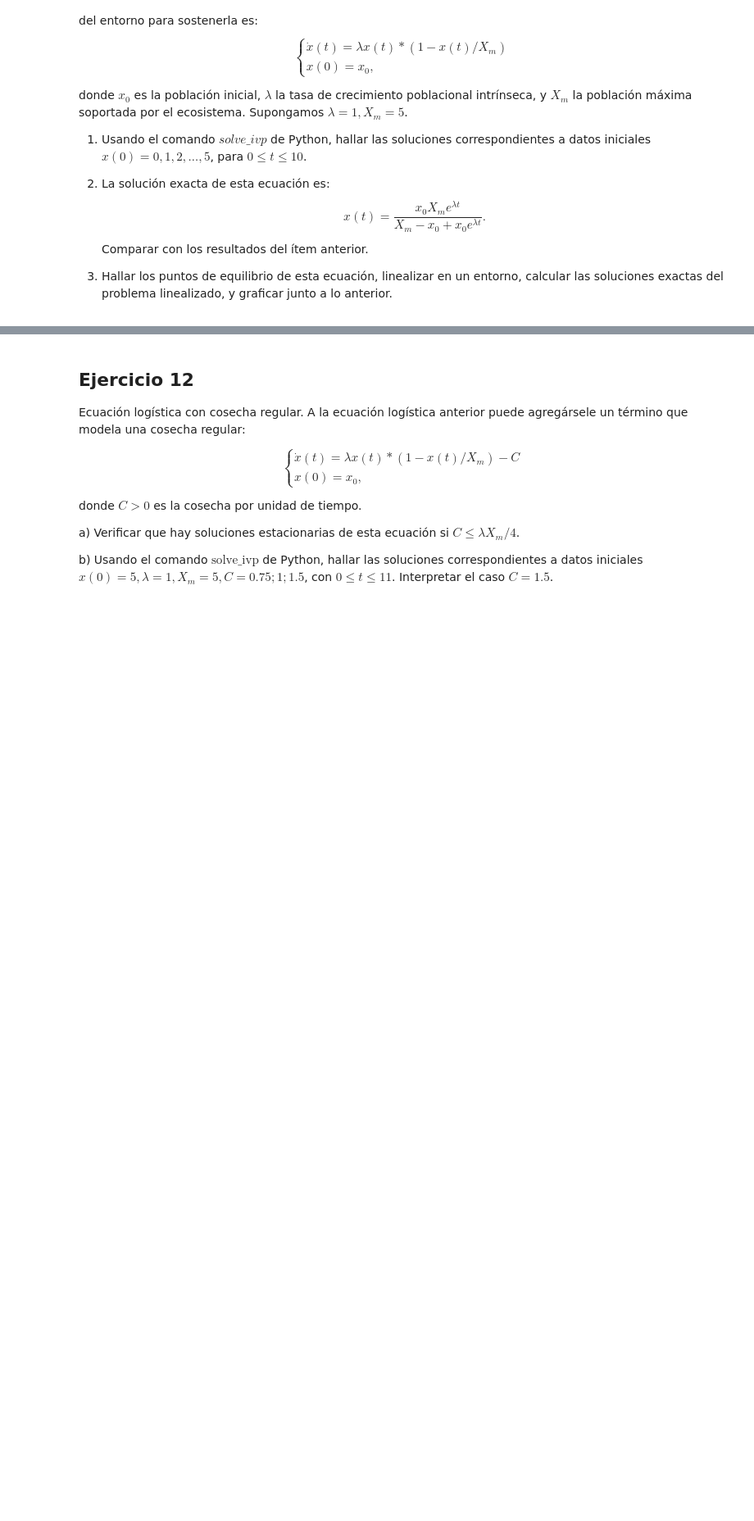
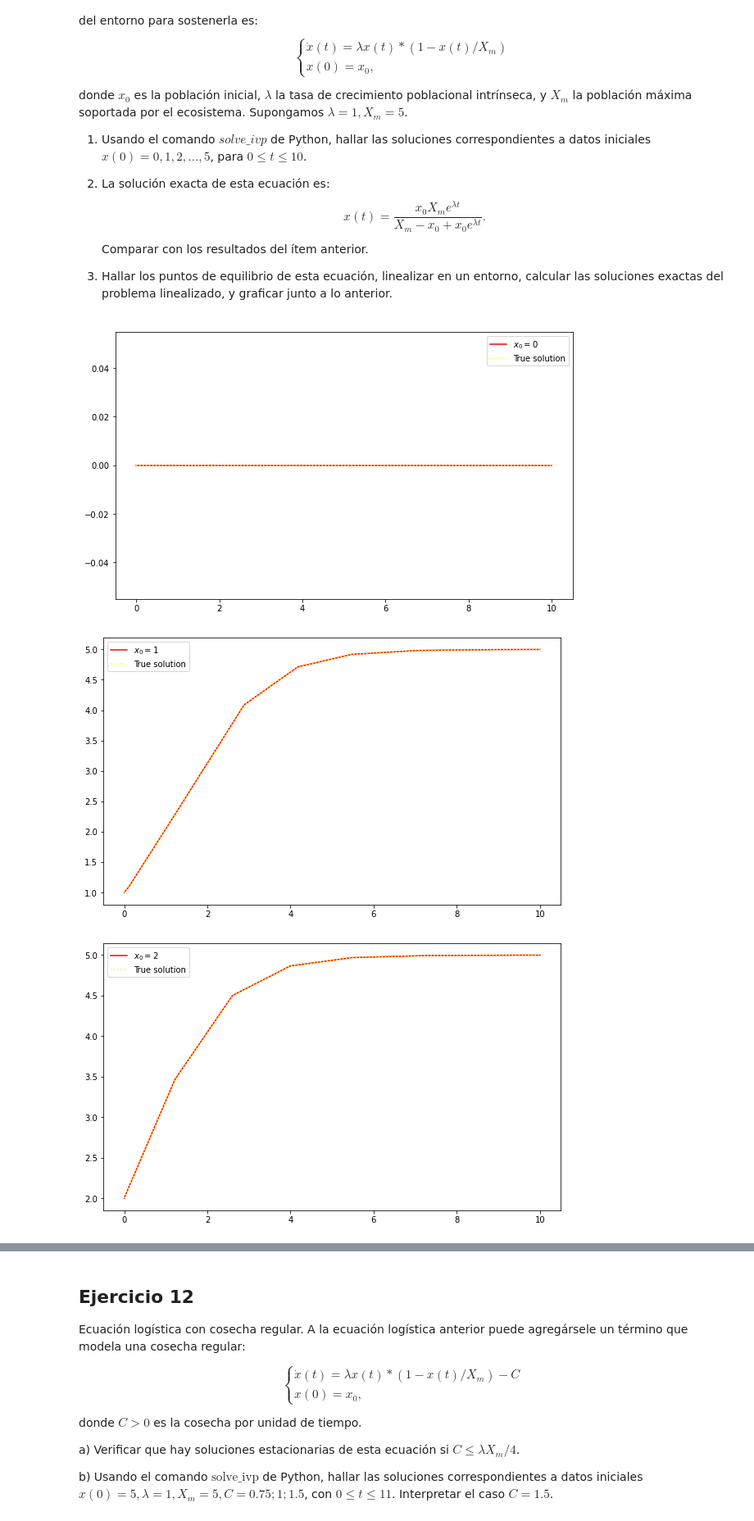
Before and after one commit to binaria010/Mate2B-numerical-Analysis-, a Jupyter notebook: Practica3/Practica3.ipynb, the cells around one changed output, grey strips where cells are left out. Shown at 82% size. Cells and saved outputs as stored; diff of their text form; code cells hidden in the pictures; blank space fills up the shorter version.

```diff
--- a/Practica3/Practica3.ipynb
+++ b/Practica3/Practica3.ipynb
@@ -614,0 +611,34 @@ help(solve_ivp)
+# %%
+from scipy.integrate import solve_ivp # import library
+
+lmbda=1 # parametro lambda
+Xm = 5 # parametro Xm
+
+fun11 = lambda t, x: lmbda * x * (1 - x/Xm)
+true_sol = lambda t, x0: x0* Xm * np.exp(lmbda*t)/(Xm - x0 + x0* np.exp(lmbda*t))
+
+X0 = [[i] for i in range(6)]
+tspan = [0, 10]
+X = np.zeros
+
+
+
+sol = solve_ivp(fun11, t_span=tspan, y0 = [1])
+sol.y[0,:]
+
+
+for x0 in X0:
+
+  sol = solve_ivp(fun11, t_span = tspan, y0 = x0)
+  t = sol.t
+  x = sol.y[0,:]
+
+  plt.figure(figsize=(10, 6))
+  plt.plot(t, x, color = "red", label = "$x_0 = $" + str(x0[0]))
+  plt.plot(t, true_sol(t, x0[0]), color = "yellow", linestyle ="dotted"  ,label = "True solution")
+  plt.legend()
+  plt.show()
+# %% [output]
+[figure, added]
+[figure, added]
+[figure, added]
```
Also changed, not shown: parts of 3 cells of this notebook.
